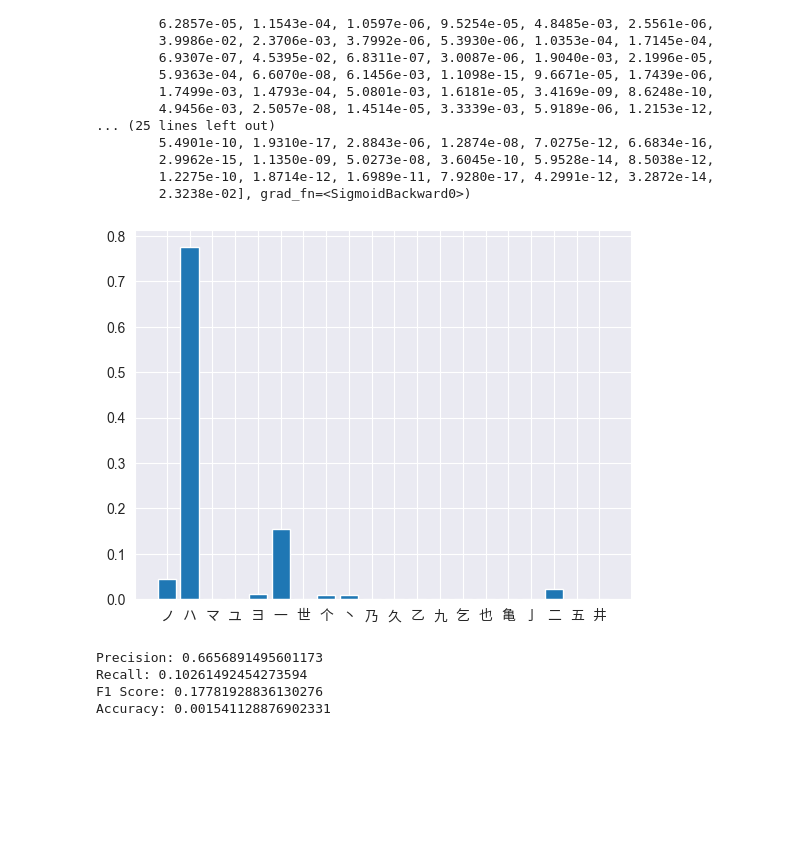
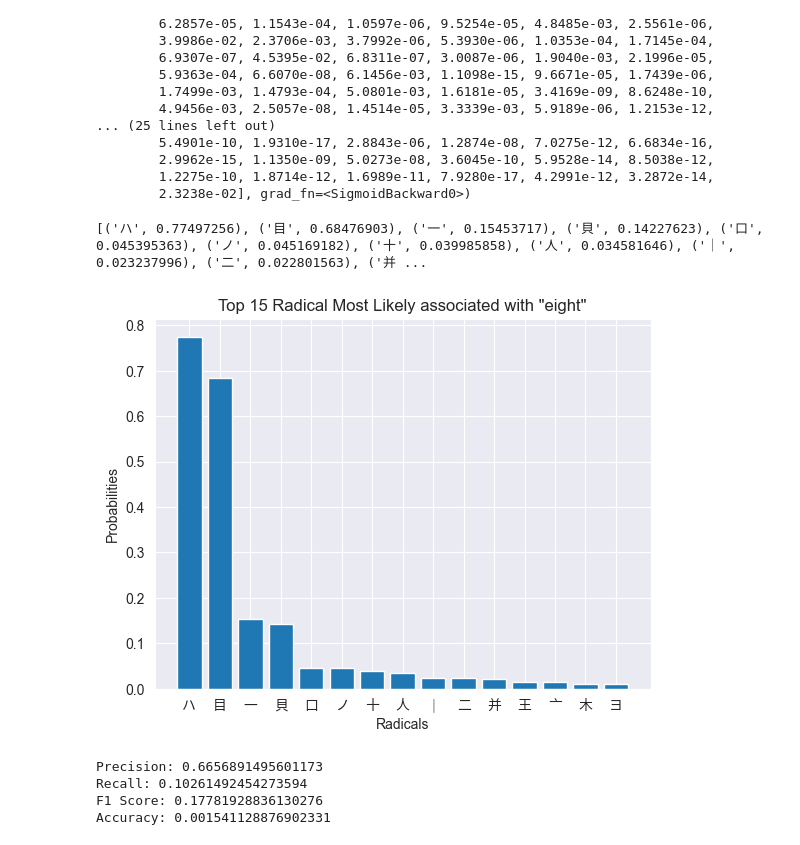
Before and after one commit to KiyonoKara/Kanji-Radical-Match-AI, a Jupyter notebook: kanji_radical_main.ipynb, the cells around one changed output. Cells and saved outputs as stored; diff of their text form; code cells hidden in the pictures; blank space fills up the shorter version.

```diff
--- a/kanji_radical_main.ipynb
+++ b/kanji_radical_main.ipynb
@@ -78,8 +78,9 @@ KanjiFFNN(
   (output): Linear(in_features=300, out_features=241, bias=True)
 )
 # %%
-tensor = u.get_tensor_from_word("eight", eng_tens, eng_vocab)
-res = loaded_model(tensor)
+input_word = "eight"
+test_tensor = u.get_tensor_from_word(input_word, eng_tens, eng_vocab)
+res = loaded_model(test_tensor)
 print(res)
 # %% [output]
 tensor([4.5169e-02, 7.7497e-01, 1.1157e-06, 3.8234e-06, 1.1212e-02, 1.5454e-01,
@@ -99,17 +100,32 @@ tensor([4.5169e-02, 7.7497e-01, 1.1157e-06, 3.8234e-06, 1.1212e-02, 1.5454e-01,
         2.9962e-15, 1.1350e-09, 5.0273e-08, 3.6045e-10, 5.9528e-14, 8.5038e-12,
         1.2275e-10, 1.8714e-12, 1.6989e-11, 7.9280e-17, 4.2991e-12, 3.2872e-14,
         2.3238e-02], grad_fn=<SigmoidBackward0>)
+# %%
+output_probs = res.detach().numpy().squeeze()
+radical_probs = [(radical, prob) for radical, prob in zip(rad_vocab, output_probs)]
+sorted_radical_probs = sorted(radical_probs, key=lambda x: x[1], reverse=True)
+print(sorted_radical_probs[:15])
+# %% [output]
+[('ハ', 0.77497256), ('目', 0.68476903), ('一', 0.15453717), ('貝', 0.14227623), ('口', 0.045395363), ('ノ', 0.045169182), ('十', 0.039985858), ('人', 0.034581646), ('｜', 0.023237996), ('二', 0.022801563), ('并 ...
 # %%
+TOP_TAKE = 15
 fprop = fm.FontProperties(fname='NotoSansCJKtc-Regular.otf')
-radicals = rad_vocab[:20]
-probabilities = res.tolist()[:20]
+
+radicals, probabilities = zip(*sorted_radical_probs)
+
+radicals_top = list(radicals[:TOP_TAKE])
+probabilities_top = list(probabilities[:TOP_TAKE])
 
 fig, axs = plt.subplots()
-axs.bar(radicals, probabilities)
-axs.set_xticks(range(len(radicals)), radicals, fontproperties=fprop)
+axs.bar(range(TOP_TAKE), probabilities_top)
+axs.set_xticks(range(TOP_TAKE), radicals_top, fontproperties=fprop)
+axs.set_xlabel('Radicals')
+axs.set_ylabel('Probabilities')
+axs.set_title(f'Top {TOP_TAKE} Radical Most Likely associated with \"{input_word}\"')
+
 plt.show()
 # %% [output]
-[figure, old version]
+[figure, new version]
 # %%
 with torch.no_grad():
     preds = loaded_model(eng_tens)
```
